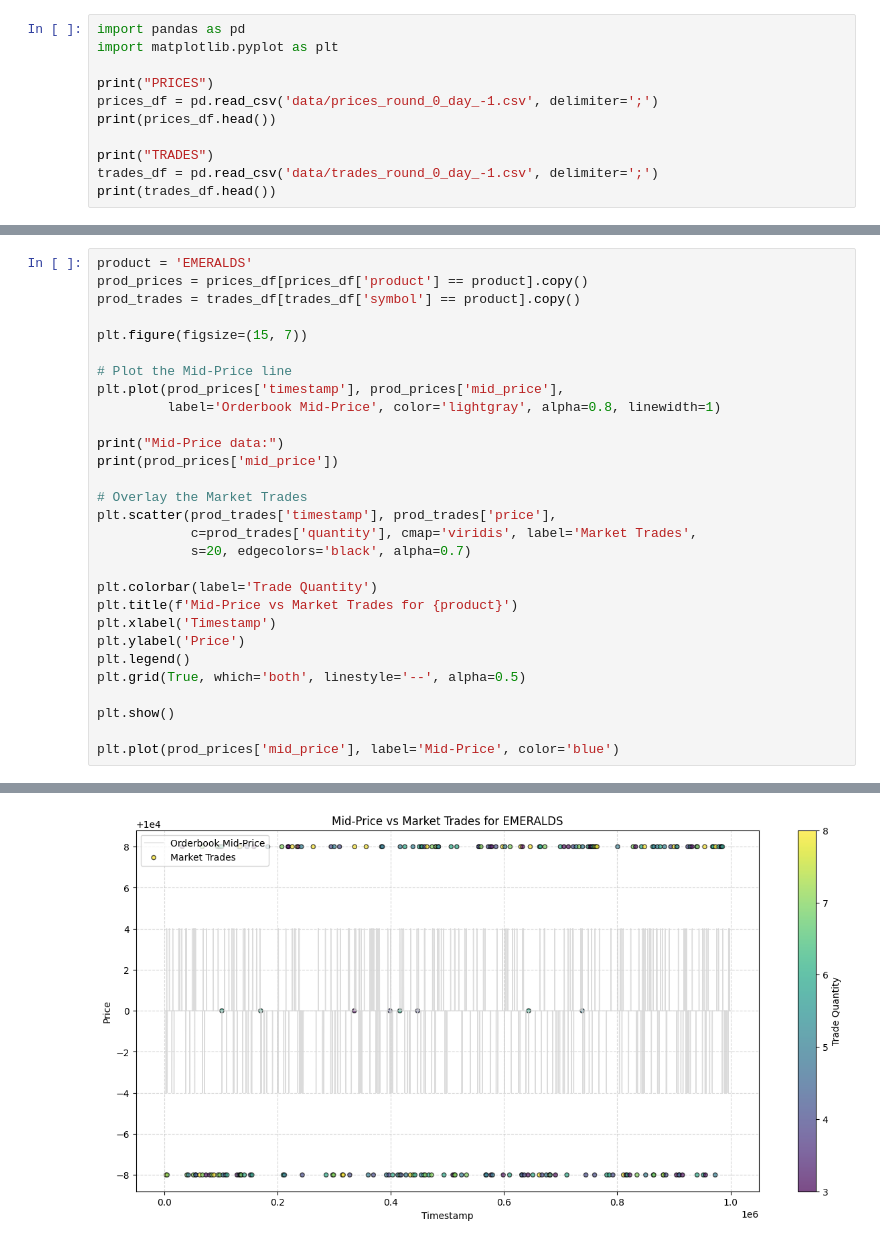
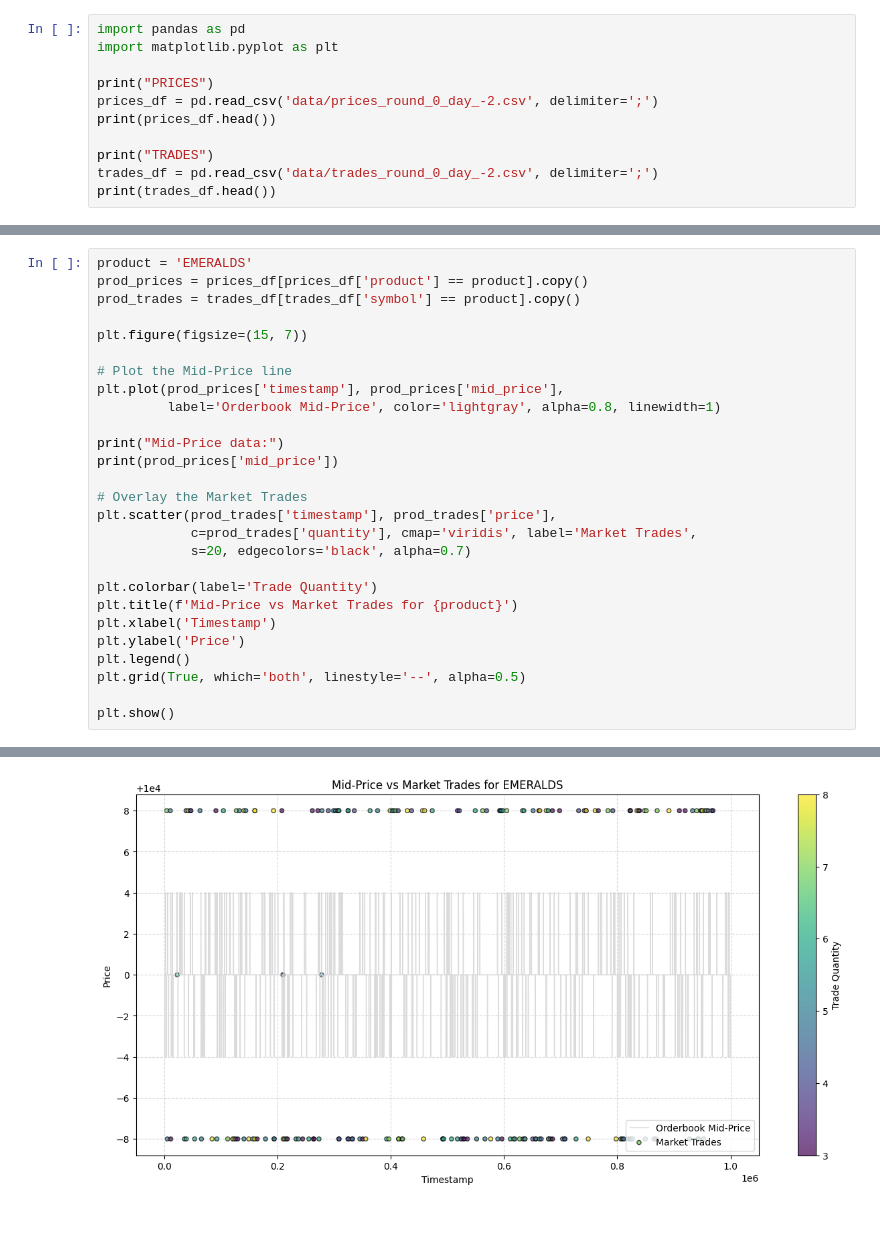
Before and after one commit to avighnajha/Prosperity2026, a Jupyter notebook: tutorial/research.ipynb, the cells around one changed output, grey strips where cells are left out. Saved outputs shown, nothing was run; the diff lists cells and outputs as text.

Commit message:
Simple Emeralds trade

```diff
--- a/tutorial/research.ipynb
+++ b/tutorial/research.ipynb
@@ -3,11 +3,11 @@ import pandas as pd
 import matplotlib.pyplot as plt
 
 print("PRICES")
-prices_df = pd.read_csv('data/prices_round_0_day_-1.csv', delimiter=';')
+prices_df = pd.read_csv('data/prices_round_0_day_-2.csv', delimiter=';')
 print(prices_df.head())
 
 print("TRADES")
-trades_df = pd.read_csv('data/trades_round_0_day_-1.csv', delimiter=';')
+trades_df = pd.read_csv('data/trades_round_0_day_-2.csv', delimiter=';')
 print(trades_df.head())
 # %% [output]
 PRICES
@@ -54,7 +54,5 @@ plt.legend()
 plt.grid(True, which='both', linestyle='--', alpha=0.5)
 
 plt.show()
-
-plt.plot(prod_prices['mid_price'], label='Mid-Price', color='blue')
 # %% [output]
 Mid-Price data:
@@ -62 +71 @@ Mid-Price data:
-[figure, old version]
+[figure, new version]
```
Also changed, not shown: parts of 2 cells of this notebook, 1 other file.
